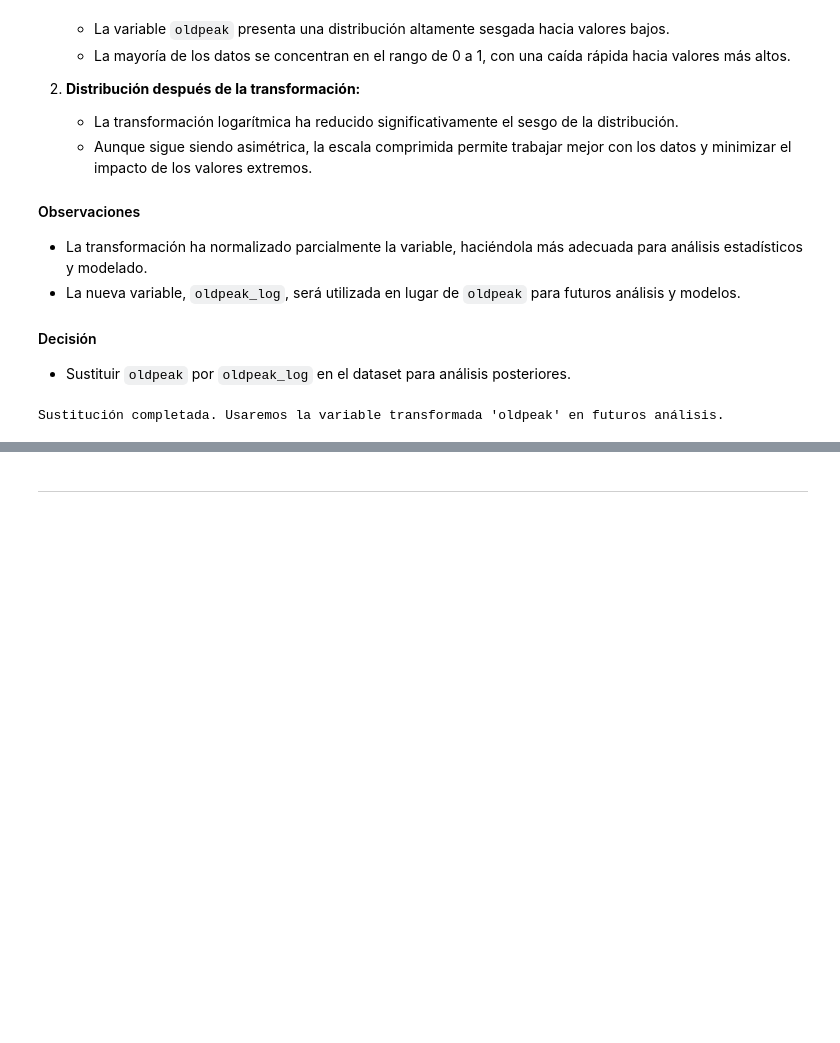
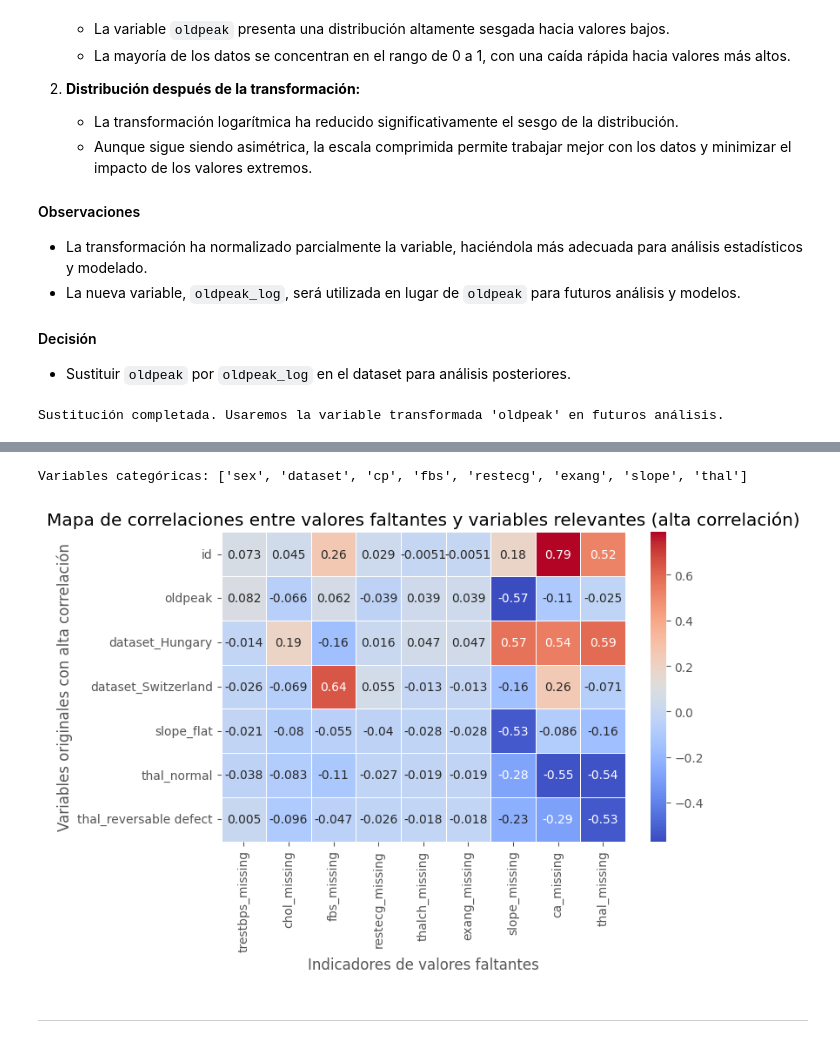
Before and after one commit to jarkillo/Missing-Keys, a Jupyter notebook: Heart_con_teoria.ipynb, the cells around one changed output, grey strips where cells are left out. Drawn from its saved outputs; the diff is of its cells as text; code cells hidden in the pictures; blank space fills up the shorter version.

Commit message:
Completo a falta de estructurar el indice

```diff
--- a/Heart_con_teoria.ipynb
+++ b/Heart_con_teoria.ipynb
@@ -643,3 +658,40 @@ Sustitución completada. Usaremos la variable transformada 'oldpeak' en futuros
+# %%
+# Identificar las variables categóricas
+categorical_vars = uci_data.select_dtypes(include=['object']).columns
+print("Variables categóricas:", categorical_vars.tolist())
+
+# Convertir variables categóricas a formato numérico
+uci_data_encoded = pd.get_dummies(uci_data, columns=categorical_vars, drop_first=True)
+# %% [output]
+Variables categóricas: ['sex', 'dataset', 'cp', 'fbs', 'restecg', 'exang', 'slope', 'thal']
+# %%
+# Filtrar indicadores de valores faltantes con algún valor NaN
+missing_indicators = uci_data.isnull().astype(int).add_suffix('_missing')
+data_with_missing_encoded = pd.concat([uci_data_encoded, missing_indicators], axis=1)
+
+# Filtrar indicadores de valores faltantes para análisis
+filtered_missing_indicators = missing_indicators.loc[:, missing_indicators.sum() > 0].columns
+
+# Calcular correlaciones entre todas las variables
+correlations_all = data_with_missing_encoded.corr()
+
+# Filtrar correlaciones con valores faltantes
+correlations_missing_only = correlations_all[filtered_missing_indicators].drop(filtered_missing_indicators, axis=0)
+
+# Filtrar únicamente correlaciones con valores absolutos mayores a un umbral (alta correlación)
+threshold = 0.5
+high_correlation = correlations_missing_only[(correlations_missing_only.abs() > threshold).any(axis=1)]
+
+# Generar el mapa de calor con las correlaciones relevantes
+plt.figure(figsize=(8, len(high_correlation) * 0.8))
+sns.heatmap(high_correlation, annot=True, cmap='coolwarm', cbar=True, linewidths=0.5)
+plt.title('Mapa de correlaciones entre valores faltantes y variables relevantes (alta correlación)')
+plt.xlabel('Indicadores de valores faltantes')
+plt.ylabel('Variables originales con alta correlación')
+plt.tight_layout()
+plt.show()
+# %% [output]
+[figure, added]
 # %% [markdown]
 ---
 # %% [markdown]
```
Also changed, not shown: parts of 32 cells of this notebook, 5 other files.
